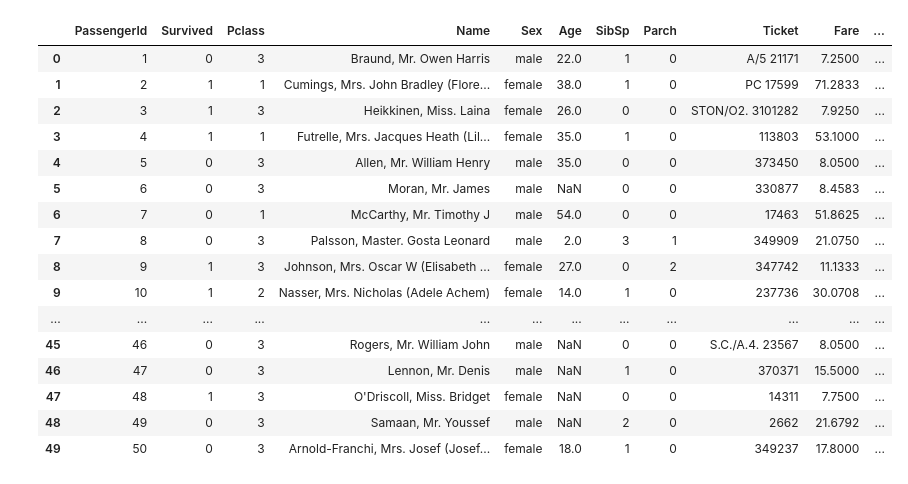
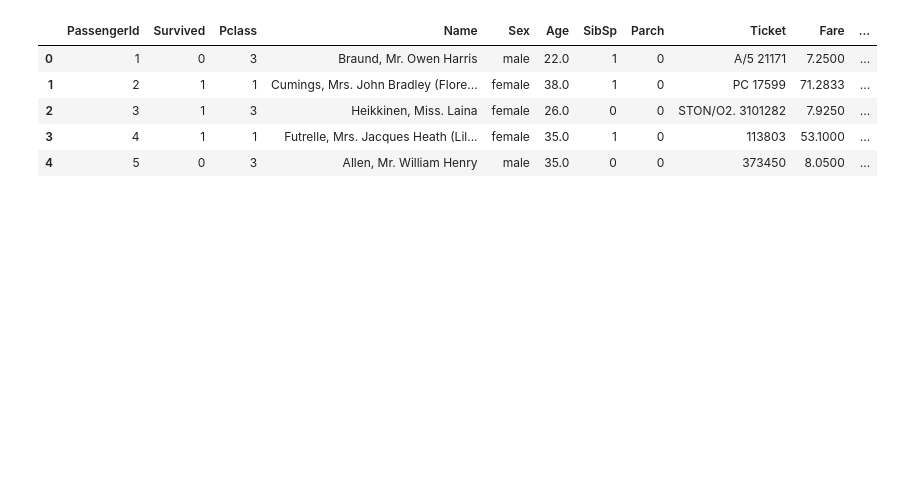
Before and after one commit to Uh-hub/avocado, a Jupyter notebook: (study1)titanic_age_model.ipynb, the cells around one changed output. Saved outputs shown, nothing was run; the diff lists cells and outputs as text; code cells hidden in the pictures; blank space fills up the shorter version.

```diff
--- a/(study1)titanic_age_model.ipynb
+++ b/(study1)titanic_age_model.ipynb
@@ -3,30 +26,19 @@
 # %%
-#어떤 승객이 살아남고 어떤 승객이 죽었는지 판단하는 게 목적
+#train 데이터 / 나머지 원핫 / age는 NaN 데이터가 200개 이기 때문에 age를 종속 변수로 두고 또 모델 돌리고 싶음
 import pandas as pd
 
-train = pd.read_csv('./train.csv')
-test = pd.read_csv('./test.csv')
+train = pd.read_csv('/content/train.csv')
+test = pd.read_csv('/content/test.csv')
 
-train.head(50) #전부 불러오는데 시간이 걸리기 때문에 간략
+train.head() #전부 불러오는데 시간이 걸리기 때문에 간략
 #NaN : not a number
 # %% [output]
 |  | PassengerId | Survived | Pclass | Name | Sex | Age | SibSp | Parch | Ticket | Fare | ... |
 | 0 | 1 | 0 | 3 | Braund, Mr. Owen Harris | male | 22.0 | 1 | 0 | A/5 21171 | 7.2500 | ... |
 | 1 | 2 | 1 | 1 | Cumings, Mrs. John Bradley (Flore... | female | 38.0 | 1 | 0 | PC 17599 | 71.2833 | ... |
 | 2 | 3 | 1 | 3 | Heikkinen, Miss. Laina | female | 26.0 | 0 | 0 | STON/O2. 3101282 | 7.9250 | ... |
 | 3 | 4 | 1 | 1 | Futrelle, Mrs. Jacques Heath (Lil... | female | 35.0 | 1 | 0 | 113803 | 53.1000 | ... |
 | 4 | 5 | 0 | 3 | Allen, Mr. William Henry | male | 35.0 | 0 | 0 | 373450 | 8.0500 | ... |
-| 5 | 6 | 0 | 3 | Moran, Mr. James | male | NaN | 0 | 0 | 330877 | 8.4583 | ... |
-| 6 | 7 | 0 | 1 | McCarthy, Mr. Timothy J | male | 54.0 | 0 | 0 | 17463 | 51.8625 | ... |
-| 7 | 8 | 0 | 3 | Palsson, Master. Gosta Leonard | male | 2.0 | 3 | 1 | 349909 | 21.0750 | ... |
-| 8 | 9 | 1 | 3 | Johnson, Mrs. Oscar W (Elisabeth ... | female | 27.0 | 0 | 2 | 347742 | 11.1333 | ... |
-| 9 | 10 | 1 | 2 | Nasser, Mrs. Nicholas (Adele Achem) | female | 14.0 | 1 | 0 | 237736 | 30.0708 | ... |
-| ... | ... | ... | ... | ... | ... | ... | ... | ... | ... | ... | ... |
-| 45 | 46 | 0 | 3 | Rogers, Mr. William John | male | NaN | 0 | 0 | S.C./A.4. 23567 | 8.0500 | ... |
-| 46 | 47 | 0 | 3 | Lennon, Mr. Denis | male | NaN | 1 | 0 | 370371 | 15.5000 | ... |
-| 47 | 48 | 1 | 3 | O'Driscoll, Miss. Bridget | female | NaN | 0 | 0 | 14311 | 7.7500 | ... |
-| 48 | 49 | 0 | 3 | Samaan, Mr. Youssef | male | NaN | 2 | 0 | 2662 | 21.6792 | ... |
-| 49 | 50 | 0 | 3 | Arnold-Franchi, Mrs. Josef (Josef... | female | 18.0 | 1 | 0 | 349237 | 17.8000 | ... |
 # %%
 import tensorflow as tf
 import numpy as np
```
Also changed, not shown: parts of 42 cells of this notebook.
